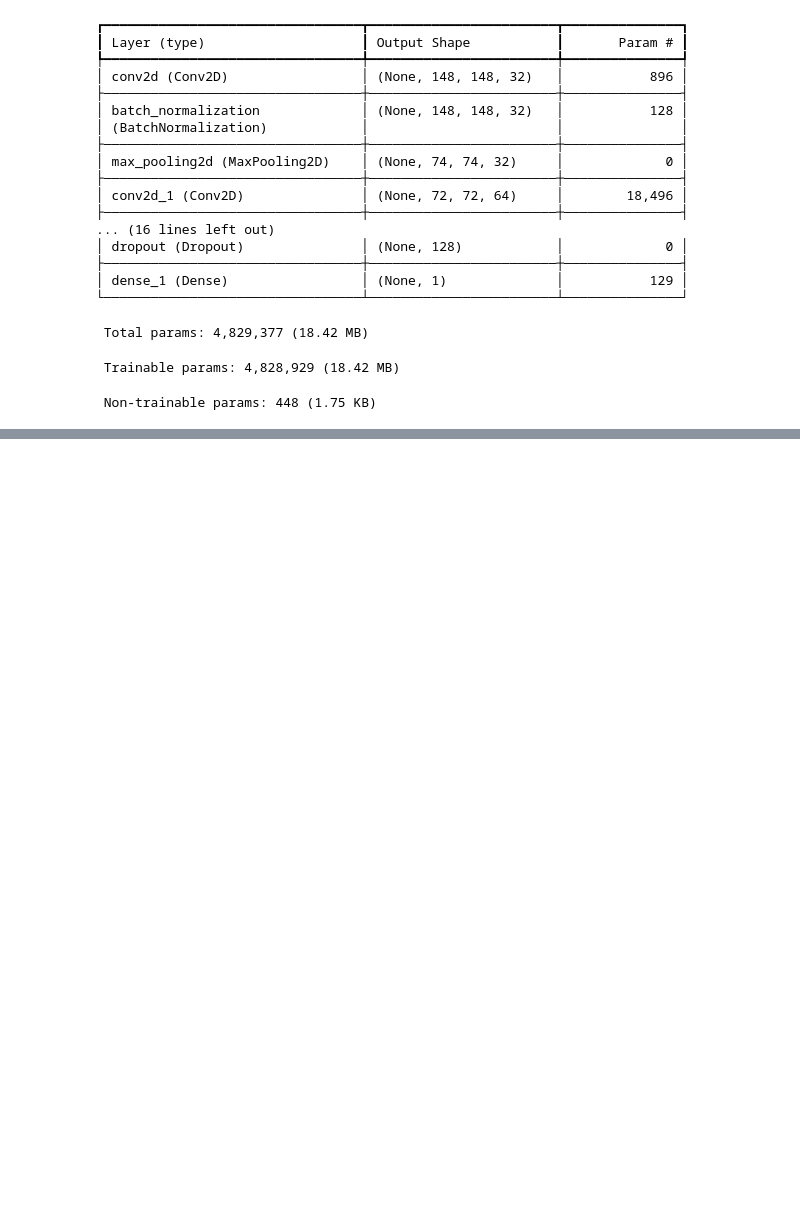
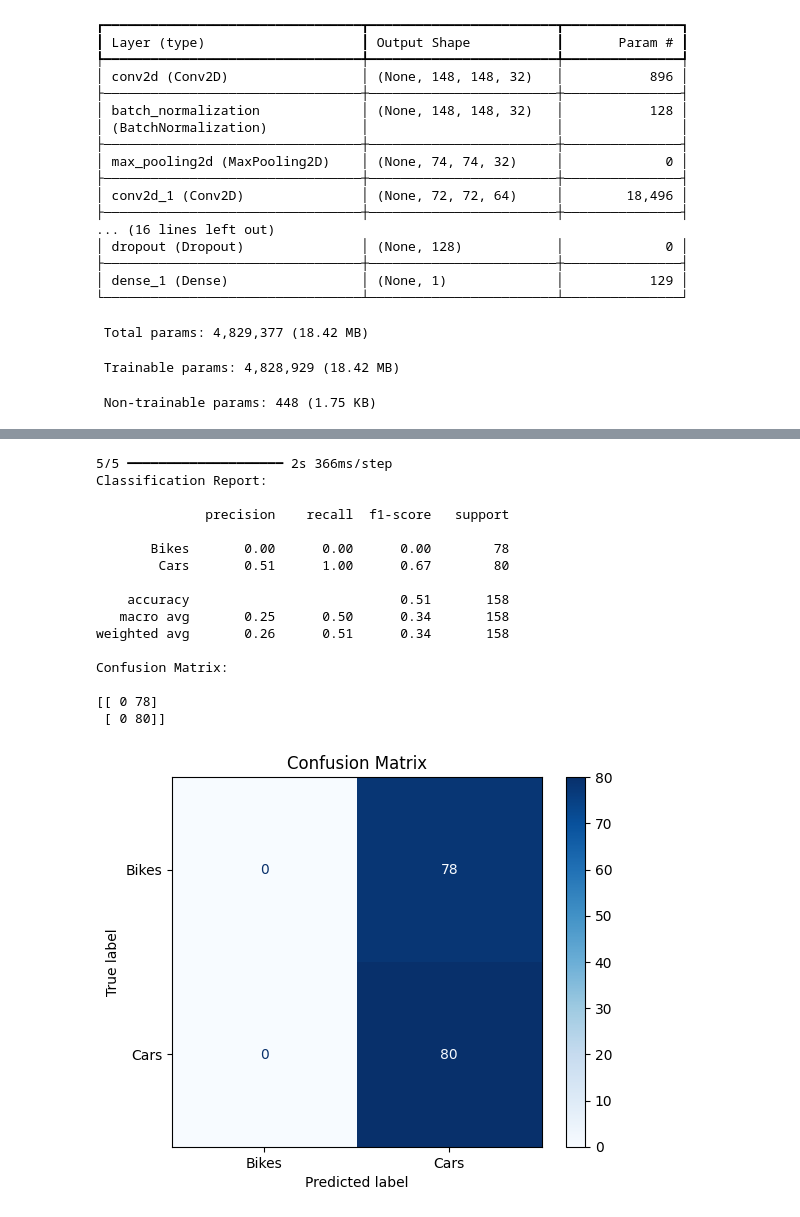
Before and after one commit to RashaadB/ai-ml-learning, a Jupyter notebook: Course4: Deep Learning/Projects: Course4/deepLearning_tensorFlow_keras.ipynb, the cells around one changed output, grey strips where cells are left out. Drawn from its saved outputs; the diff is of its cells as text; code cells hidden in the pictures; blank space fills up the shorter version.

```diff
--- a/Course4: Deep Learning/Projects: Course4/deepLearning_tensorFlow_keras.ipynb
+++ b/Course4: Deep Learning/Projects: Course4/deepLearning_tensorFlow_keras.ipynb
@@ -146,0 +224,37 @@ Model: "sequential"
+# %%
+import numpy as np
+import matplotlib.pyplot as plt
+from tensorflow.keras.models import load_model
+from sklearn.metrics import classification_report, confusion_matrix, ConfusionMatrixDisplay
+
+# Load the best saved model from training
+model = load_model('best_model.h5')
+
+# Run model predictions on the validation set
+pred_probs = model.predict(val_generator)
+
+# Convert predicted probabilities to binary class labels (0 or 1)
+pred_labels = (pred_probs > 0.5).astype(int).flatten()
+
+# Get the true class labels from the validation generator
+true_labels = val_generator.classes
+
+# Get the class names in order
+class_names = list(val_generator.class_indices.keys())
+
+# Print the full classification report: Precision, Recall, F1-Score, Accuracy
+print("Classification Report:\n")
+print(classification_report(true_labels, pred_labels, target_names=class_names))
+
+# Print the confusion matrix
+print("Confusion Matrix:\n")
+conf_matrix = confusion_matrix(true_labels, pred_labels)
+print(conf_matrix)
+
+# Plot the confusion matrix for better visualization
+disp = ConfusionMatrixDisplay(confusion_matrix=conf_matrix, display_labels=class_names)
+disp.plot(cmap=plt.cm.Blues)
+plt.title("Confusion Matrix")
+plt.grid(False)
+plt.show()
+# %% [output]
@@ -146,0 +262,17 @@ Model: "sequential"
+5/5 ━━━━━━━━━━━━━━━━━━━━ 2s 366ms/step
+Classification Report:
+
+              precision    recall  f1-score   support
+
+       Bikes       0.00      0.00      0.00        78
+        Cars       0.51      1.00      0.67        80
+
+    accuracy                           0.51       158
+   macro avg       0.25      0.50      0.34       158
+weighted avg       0.26      0.51      0.34       158
+
+Confusion Matrix:
+
+[[ 0 78]
+ [ 0 80]]
+[figure, added]
```
Also changed, not shown: parts of 3 cells of this notebook, 5 other files.
